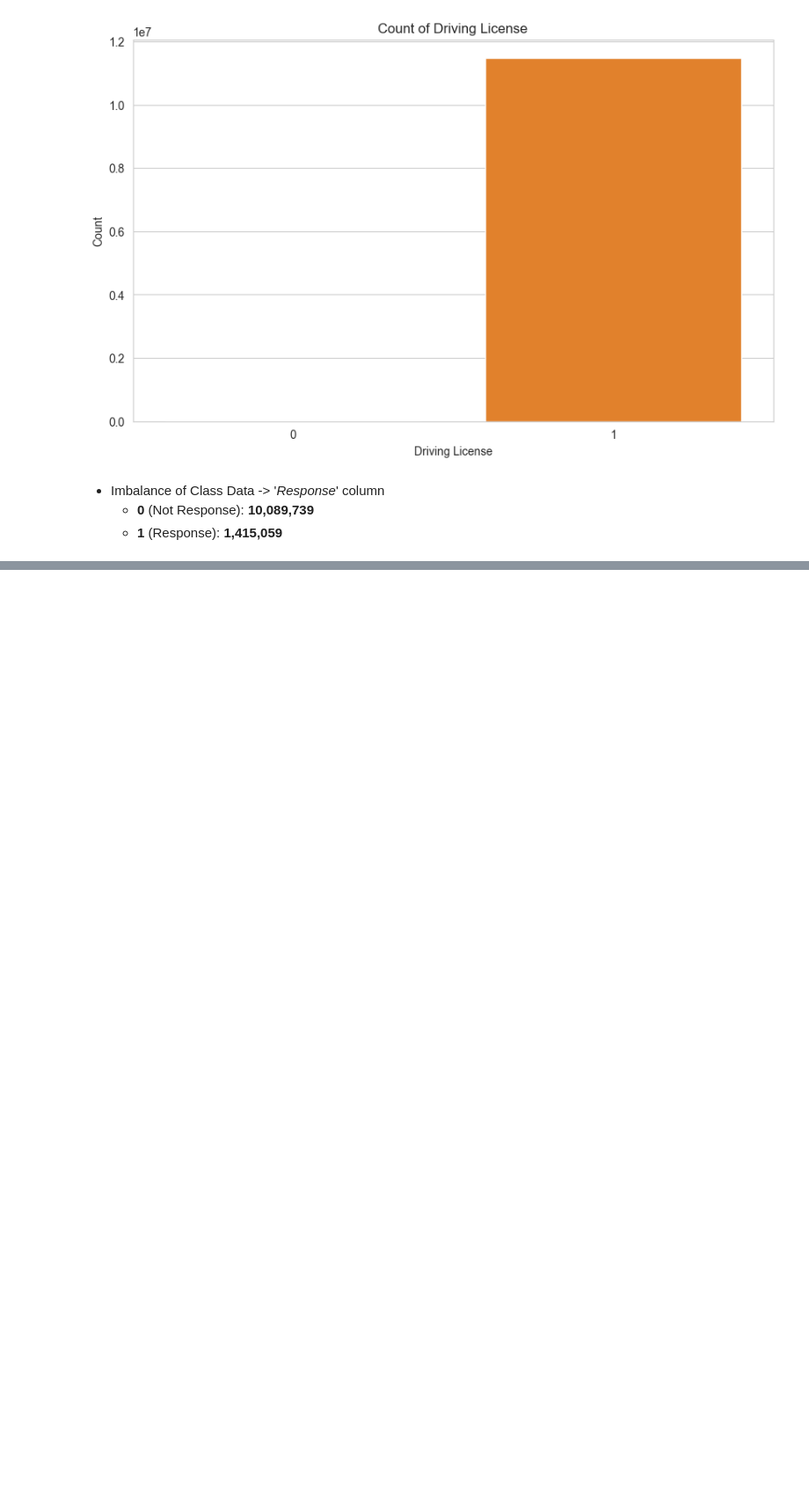
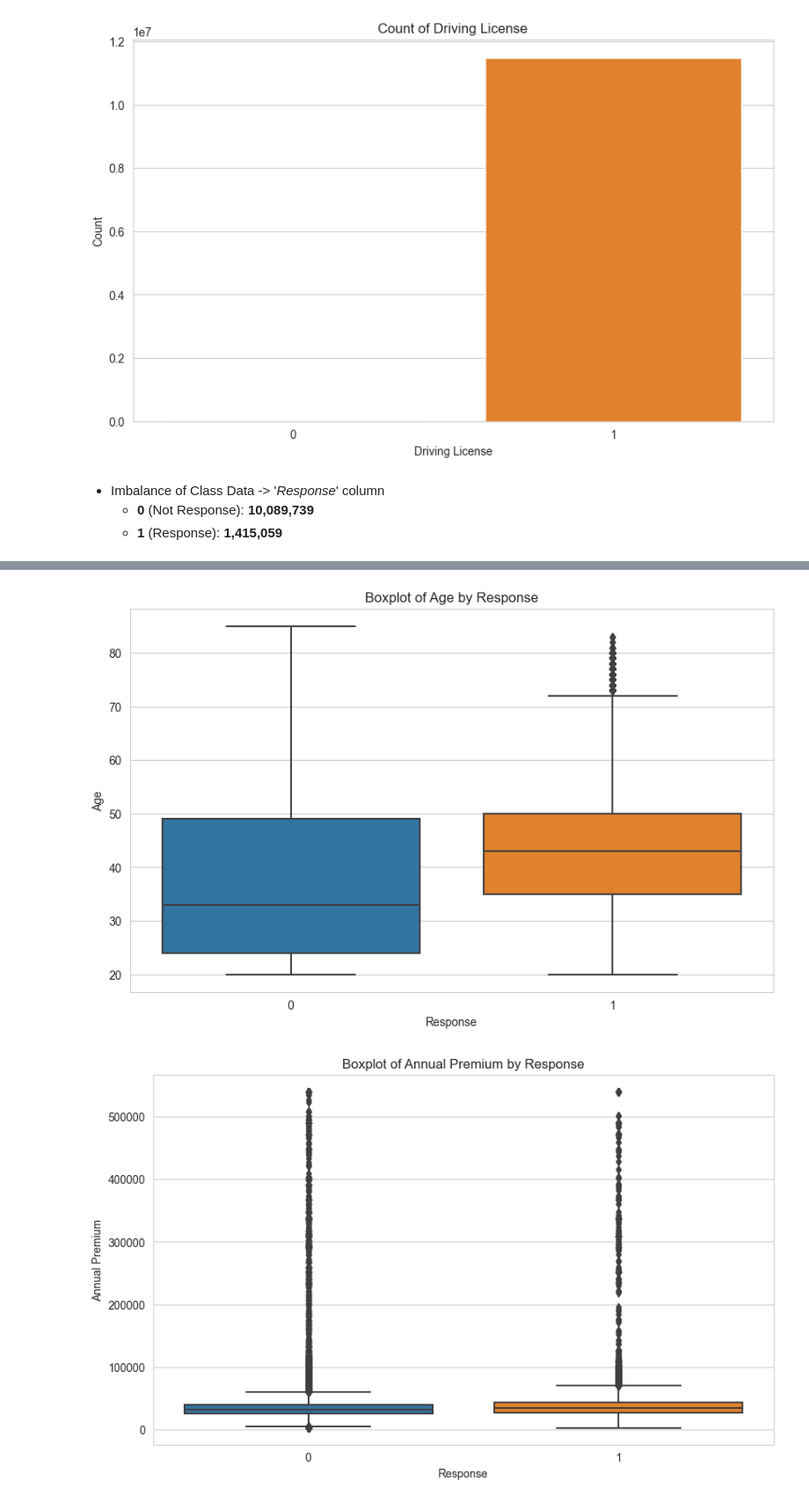
Before and after one commit to abcd-EGH/kaggle, a Jupyter notebook: eda.ipynb, the cells around one changed output, grey strips where cells are left out. Shown at 88% size. Drawn from its saved outputs; the diff is of its cells as text; code cells hidden in the pictures; blank space fills up the shorter version.

```diff
--- a/eda.ipynb
+++ b/eda.ipynb
@@ -187,0 +173,77 @@ plt.show()
+# %%
+# 각 컬럼들의 Response 값에 따른 차이를 확인
+
+# 'Age' 컬럼에 대한 boxplot
+plt.figure(figsize=(10, 6))
+sns.boxplot(x='Response', y='Age', data=train)
+plt.title('Boxplot of Age by Response')
+plt.xlabel('Response')
+plt.ylabel('Age')
+plt.show()
+
+# 'Annual_Premium' 컬럼에 대한 boxplot
+plt.figure(figsize=(10, 6))
+sns.boxplot(x='Response', y='Annual_Premium', data=train)
+plt.title('Boxplot of Annual Premium by Response')
+plt.xlabel('Response')
+plt.ylabel('Annual Premium')
+plt.show()
+
+# 'Vintage' 컬럼에 대한 boxplot
+plt.figure(figsize=(10, 6))
+sns.boxplot(x='Response', y='Vintage', data=train)
+plt.title('Boxplot of Vintage by Response')
+plt.xlabel('Response')
+plt.ylabel('Vintage')
+plt.show()
+
+# 'Driving_License' 컬럼에 대한 countplot
+plt.figure(figsize=(10, 6))
+sns.countplot(x='Driving_License', hue='Response', data=train)
+plt.title('Countplot of Driving License by Response')
+plt.xlabel('Driving License')
+plt.ylabel('Count')
+plt.show()
+
+# 'Region_Code' 컬럼에 대한 countplot
+plt.figure(figsize=(10, 6))
+sns.countplot(x='Region_Code', hue='Response', data=train)
+plt.title('Countplot of Region Code by Response')
+plt.xlabel('Region Code')
+plt.ylabel('Count')
+plt.show()
+
+# 'Previously_Insured' 컬럼에 대한 countplot
+plt.figure(figsize=(10, 6))
+sns.countplot(x='Previously_Insured', hue='Response', data=train)
+plt.title('Countplot of Previously Insured by Response')
+plt.xlabel('Previously Insured')
+plt.ylabel('Count')
+plt.show()
+
+# 'Policy_Sales_Channel' 컬럼에 대한 countplot
+plt.figure(figsize=(10, 6))
+sns.countplot(x='Policy_Sales_Channel', hue='Response', data=train)
+plt.title('Countplot of Policy Sales Channel by Response')
+plt.xlabel('Policy Sales Channel')
+plt.ylabel('Count')
+plt.show()
+
+# 'Vehicle_Age' 컬럼에 대한 countplot
+plt.figure(figsize=(10, 6))
+sns.countplot(x='Vehicle_Age', hue='Response', data=train)
+plt.title('Countplot of Vehicle Age by Response')
+plt.xlabel('Vehicle Age')
+plt.ylabel('Count')
+plt.show()
+
+# 'Gender' 컬럼에 대한 countplot
+plt.figure(figsize=(10, 6))
+sns.countplot(x='Gender', hue='Response', data=train)
+plt.title('Countplot of Gender by Response')
+plt.xlabel('Gender')
+plt.ylabel('Count')
+plt.show()
+# %% [output]
+[figure, added]
+[figure, added]
```
Also changed, not shown: parts of 23 cells of this notebook.
